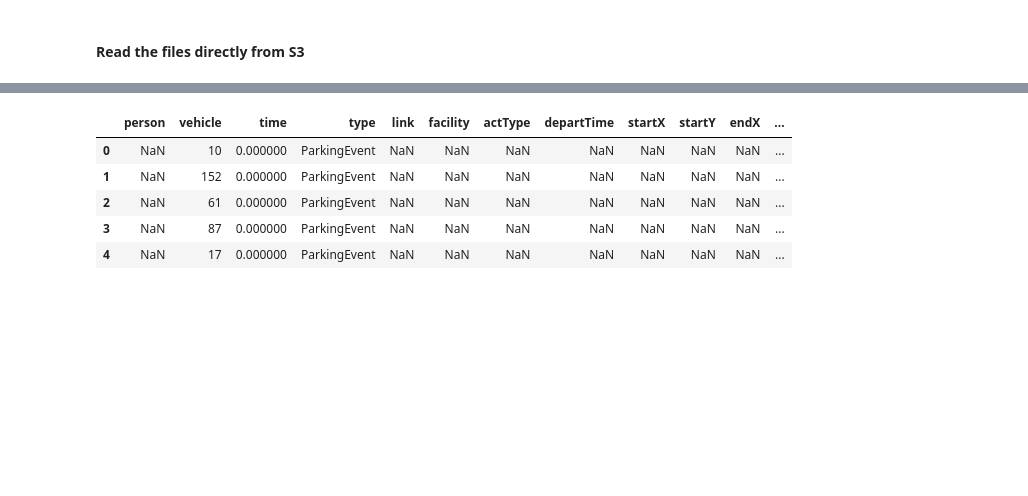
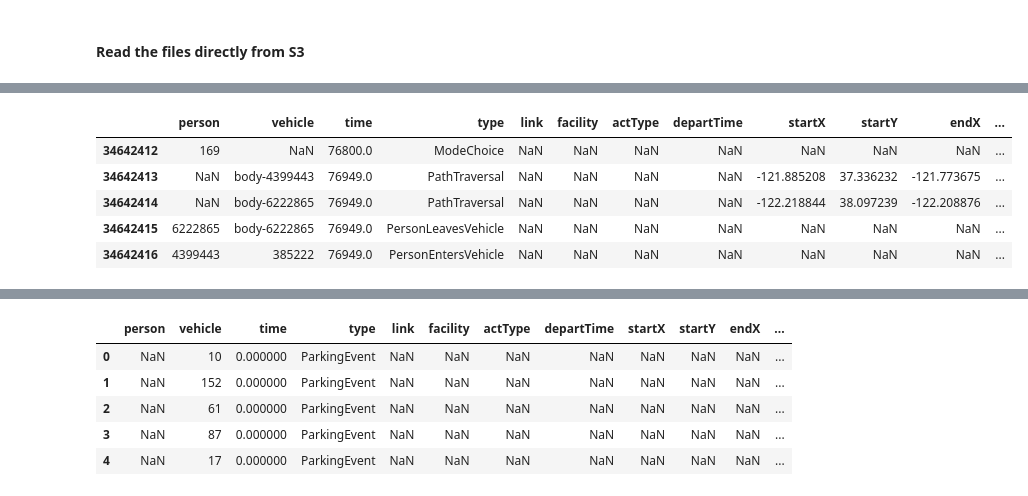
Before and after one commit to LBNL-UCB-STI/beam-core-analysis, a Jupyter notebook: Users/Nazanin/Person_Trip_Level_SF_check_Price_scenarios.ipynb, the cells around one changed output, grey strips where cells are left out. Drawn from its saved outputs; the diff is of its cells as text; code cells hidden in the pictures; blank space fills up the shorter version.

```diff
--- a/Users/Nazanin/Person_Trip_Level_SF_check_Price_scenarios.ipynb
+++ b/Users/Nazanin/Person_Trip_Level_SF_check_Price_scenarios.ipynb
@@ -50,0 +55,9 @@ pd.set_option('float_format', '{:f}'.format)
+# %%
+a.head()
+# %% [output]
+|  | person | vehicle | time | type | link | facility | actType | departTime | startX | startY | endX | ... |
+| 34642412 | 169 | NaN | 76800.0 | ModeChoice | NaN | NaN | NaN | NaN | NaN | NaN | NaN | ... |
+| 34642413 | NaN | body-4399443 | 76949.0 | PathTraversal | NaN | NaN | NaN | NaN | -121.885208 | 37.336232 | -121.773675 | ... |
+| 34642414 | NaN | body-6222865 | 76949.0 | PathTraversal | NaN | NaN | NaN | NaN | -122.218844 | 38.097239 | -122.208876 | ... |
+| 34642415 | 6222865 | body-6222865 | 76949.0 | PersonLeavesVehicle | NaN | NaN | NaN | NaN | NaN | NaN | NaN | ... |
+| 34642416 | 4399443 | 385222 | 76949.0 | PersonEntersVehicle | NaN | NaN | NaN | NaN | NaN | NaN | NaN | ... |
```
Also changed, not shown: parts of 8 cells of this notebook, 1 other file.
